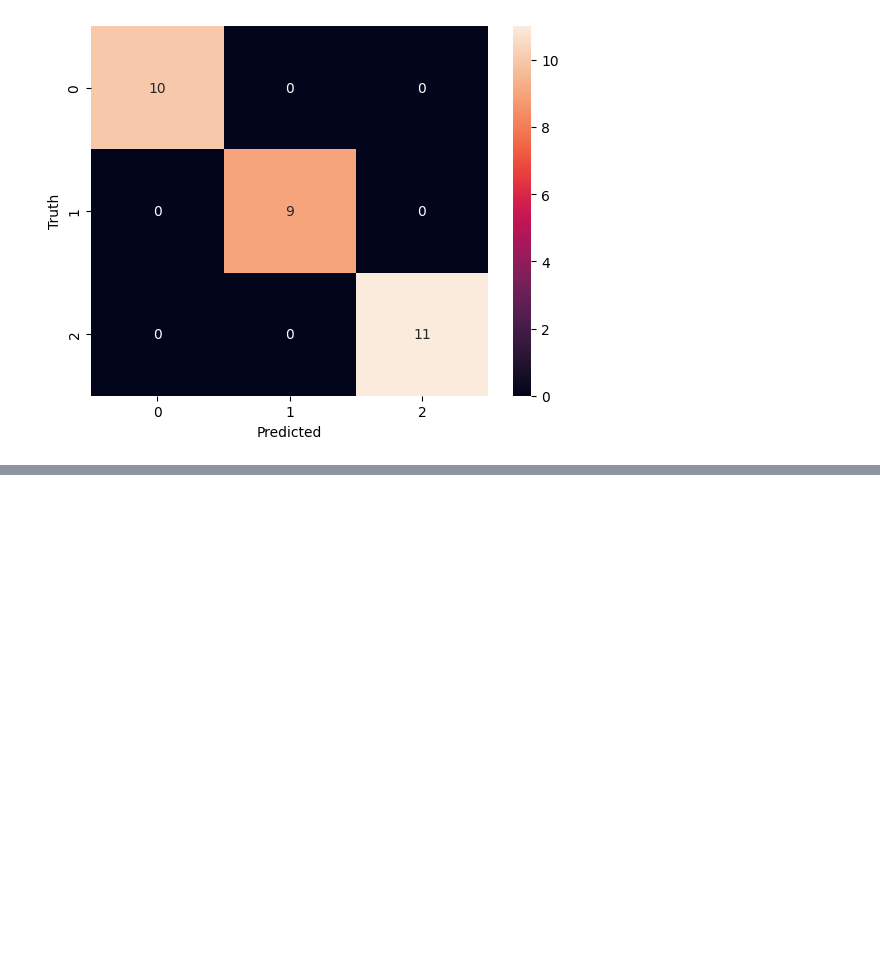
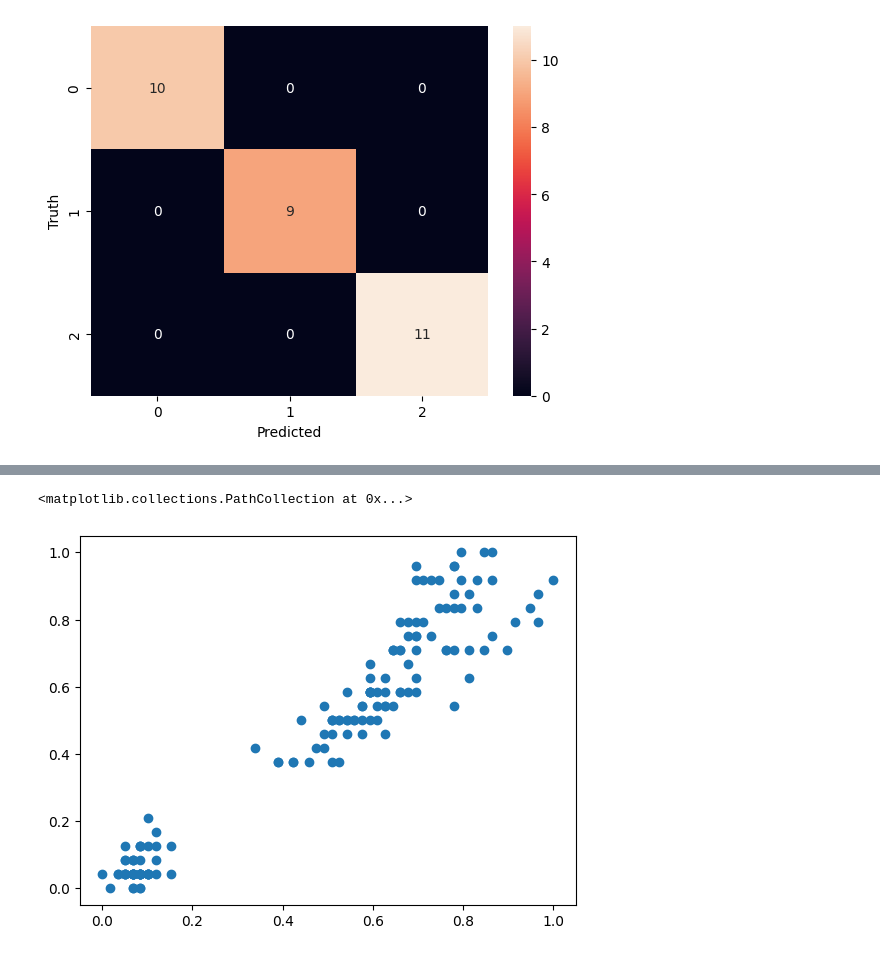
Before and after one commit to yeshwanth5/MachineLearning, a Jupyter notebook: iris_flower.ipynb, the cells around one changed output, grey strips where cells are left out. Cells and saved outputs as stored; diff of their text form; code cells hidden in the pictures; blank space fills up the shorter version.

```diff
--- a/iris_flower.ipynb
+++ b/iris_flower.ipynb
@@ -204,0 +239,3 @@ cross_val_score(RandomForestClassifier(n_estimators=100),iris.data,iris.target).
+# %%
+from sklearn.preprocessing import MinMaxScaler
+mn = MinMaxScaler()
@@ -204,0 +246,2 @@ cross_val_score(RandomForestClassifier(n_estimators=100),iris.data,iris.target).
+# %%
+df.length=mn.transform(df[['length']])
@@ -204,0 +264,3 @@ cross_val_score(RandomForestClassifier(n_estimators=100),iris.data,iris.target).
+# %%
+mn.fit(df[['width']])
+df.width=mn.transform(df[['width']])
@@ -204,0 +283,5 @@ cross_val_score(RandomForestClassifier(n_estimators=100),iris.data,iris.target).
+# %%
+plt.scatter(df.length,df.width)
+# %% [output]
+<matplotlib.collections.PathCollection at 0x...>
+[figure, added]
```
Also changed, not shown: parts of 34 cells of this notebook.
